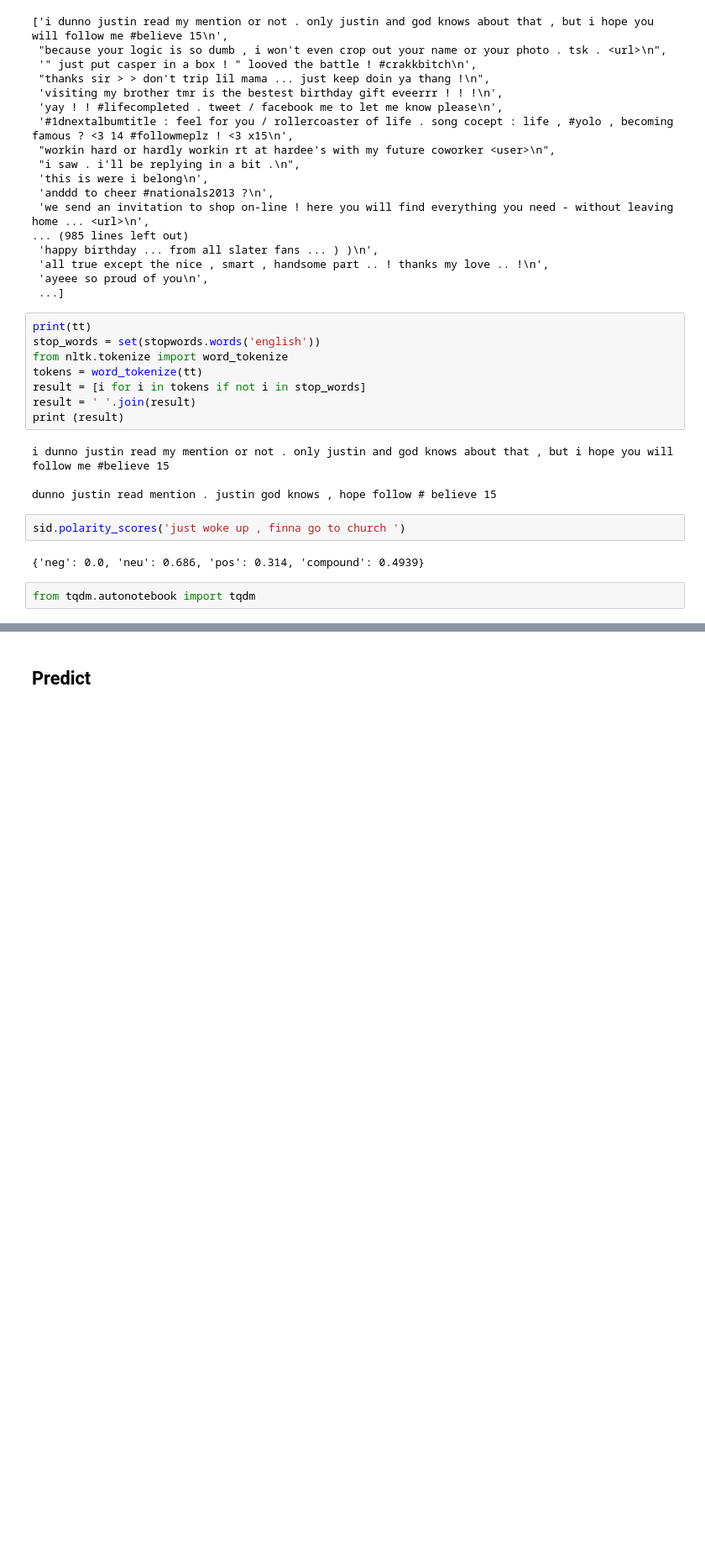
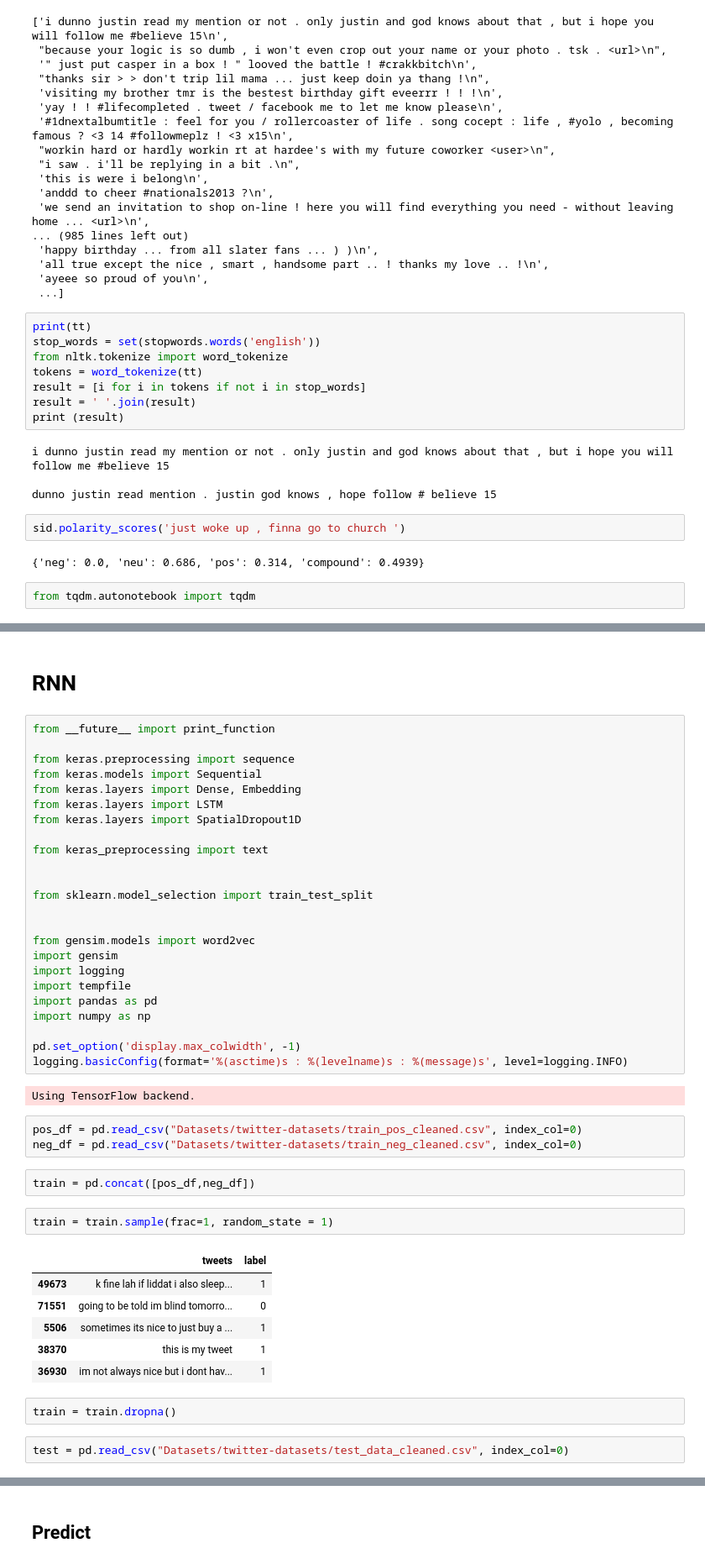
Before and after one commit to ecaquot/ML_project2, a Jupyter notebook: project_text_classification/main.ipynb, the cells around one changed output, grey strips where cells are left out. Shown: that part at 84% size. Drawn from its saved outputs; the diff is of its cells as text; blank space fills up the shorter version.

Commit message:
LSTM

```diff
--- a/project_text_classification/main.ipynb
+++ b/project_text_classification/main.ipynb
@@ -334,3 +336,49 @@ for tweet in tqdm(tweets):
         prediction_2.append(1)
 # %% [output]
 [interactive output not drawn]
+# %% [markdown]
+# RNN
+# %%
+from __future__ import print_function
+
+from keras.preprocessing import sequence
+from keras.models import Sequential
+from keras.layers import Dense, Embedding
+from keras.layers import LSTM
+from keras.layers import SpatialDropout1D
+
+from keras_preprocessing import text
+
+
+from sklearn.model_selection import train_test_split
+
+
+from gensim.models import word2vec
+import gensim
+import logging
+import tempfile
+import pandas as pd
+import numpy as np
+
+pd.set_option('display.max_colwidth', -1)
+logging.basicConfig(format='%(asctime)s : %(levelname)s : %(message)s', level=logging.INFO)
+# %% [output]
+Using TensorFlow backend.
+# %%
+pos_df = pd.read_csv("Datasets/twitter-datasets/train_pos_cleaned.csv", index_col=0)
+neg_df = pd.read_csv("Datasets/twitter-datasets/train_neg_cleaned.csv", index_col=0)
+# %%
+train = pd.concat([pos_df,neg_df])
+# %%
+train = train.sample(frac=1, random_state = 1)
+# %% [output]
+|  | tweets | label |
+| 49673 | k fine lah if liddat i also sleep... | 1 |
+| 71551 | going to be told im blind tomorro... | 0 |
+| 5506 | sometimes its nice to just buy a ... | 1 |
+| 38370 | this is my tweet | 1 |
+| 36930 | im not always nice but i dont hav... | 1 |
+# %%
+train = train.dropna()
+# %%
+test = pd.read_csv("Datasets/twitter-datasets/test_data_cleaned.csv", index_col=0)
```
Also changed, not shown: parts of 15 cells of this notebook, 1 other file.
